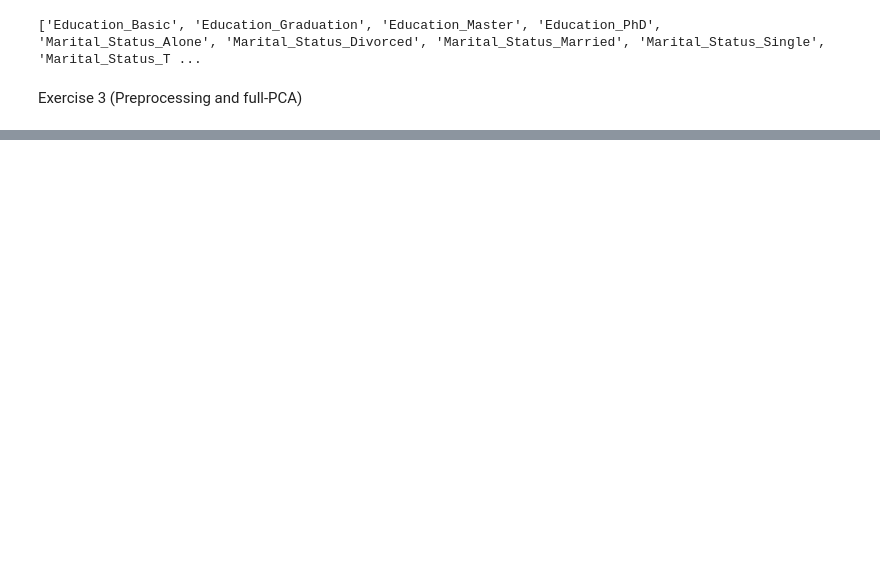
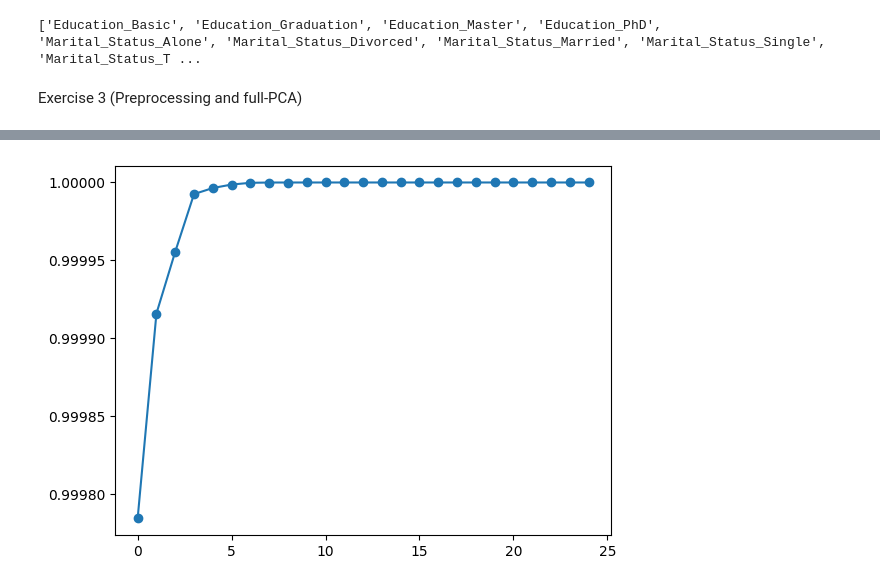
Before and after one commit to IAmReallyAlessio/homework_pca, a Jupyter notebook: pca.ipynb, the cells around one changed output, grey strips where cells are left out. Cells and saved outputs as stored; diff of their text form; code cells hidden in the pictures; blank space fills up the shorter version.

```diff
--- a/pca.ipynb
+++ b/pca.ipynb
@@ -55,6 +55,3 @@ Data columns (total 29 columns):
 ['Year_Birth', 'Education', 'Marital_Status', 'Income', 'Kidhome', 'Teenhome', 'Dt_Customer', 'MntWines', 'MntFruits', 'MntMeatProducts', 'MntFishProducts', 'MntGoldProds', 'NumWebPurchases', 'NumCata ...
 # %% [markdown]
 Cleaning the working dataset from missing values
-# %%
-print(workdf[features].isna().sum())
-workdf['Income'].fillna(0, inplace=True)
@@ -78,0 +58,5 @@ dtype: int64
+# %%
+# print(workdf[features].isna().sum())
+print(workdf.shape)
+workdf.dropna(axis=0, inplace=True) # cambiato rispetto a prima, droppo le righe con valori mancanti
+print(workdf.shape)
@@ -126,0 +160,12 @@ Xworkdf_mm = pd.DataFrame(mm_features, index=Xworkdf.index, columns=Xworkdf.colu
+# %%
+from sklearn.decomposition import PCA
+pca=PCA()
+pca.fit_transform(Xworkdf.values)
+eigenvalues = pca.explained_variance_
+explained_variances = eigenvalues / np.sum(eigenvalues)
+explained_variance_ratio = np.cumsum(explained_variances)
+plt.plot(explained_variance_ratio, marker='o')
+#plt.plot(explained_variances, marker='o')
+plt.show()
+# %% [output]
+[figure, added]
```
Also changed, not shown: parts of 17 cells of this notebook.
